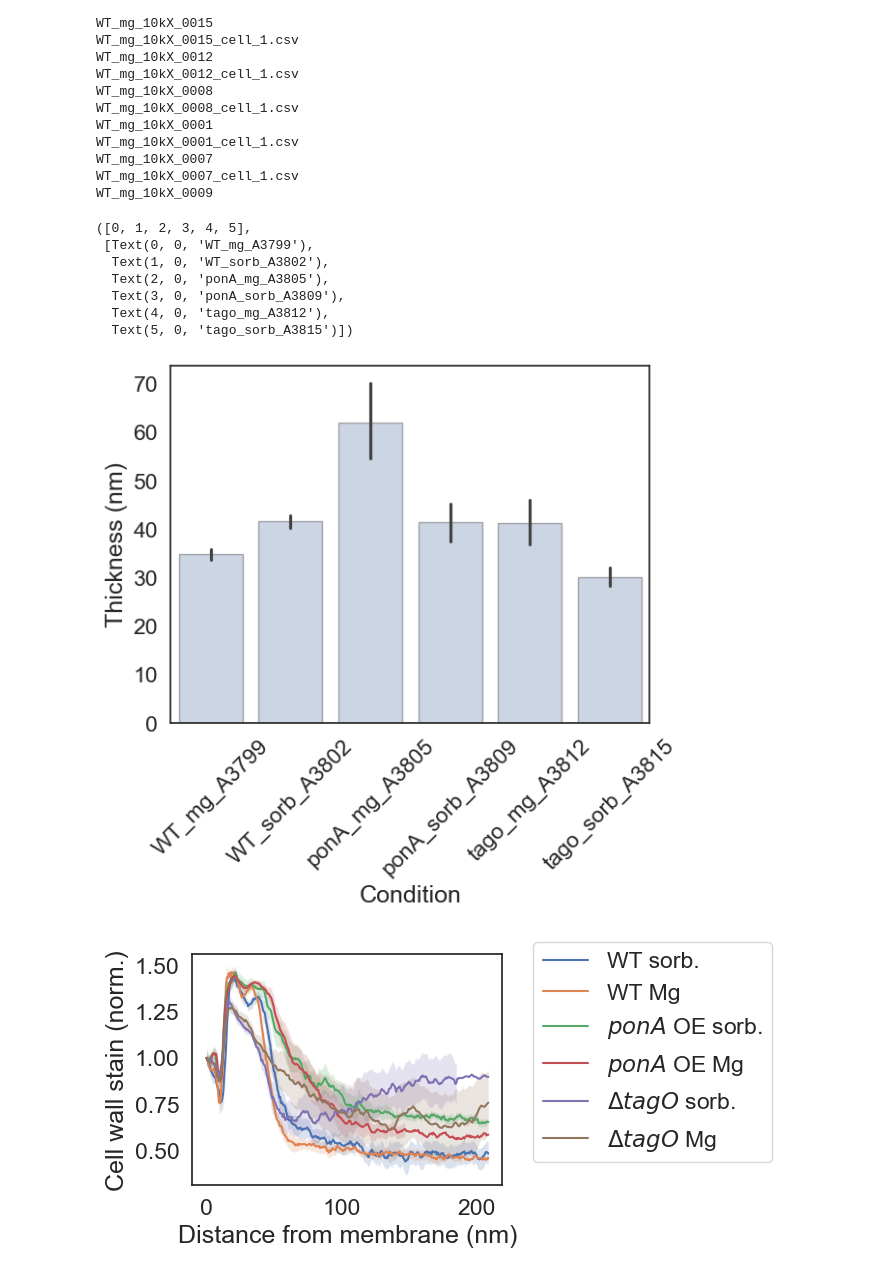
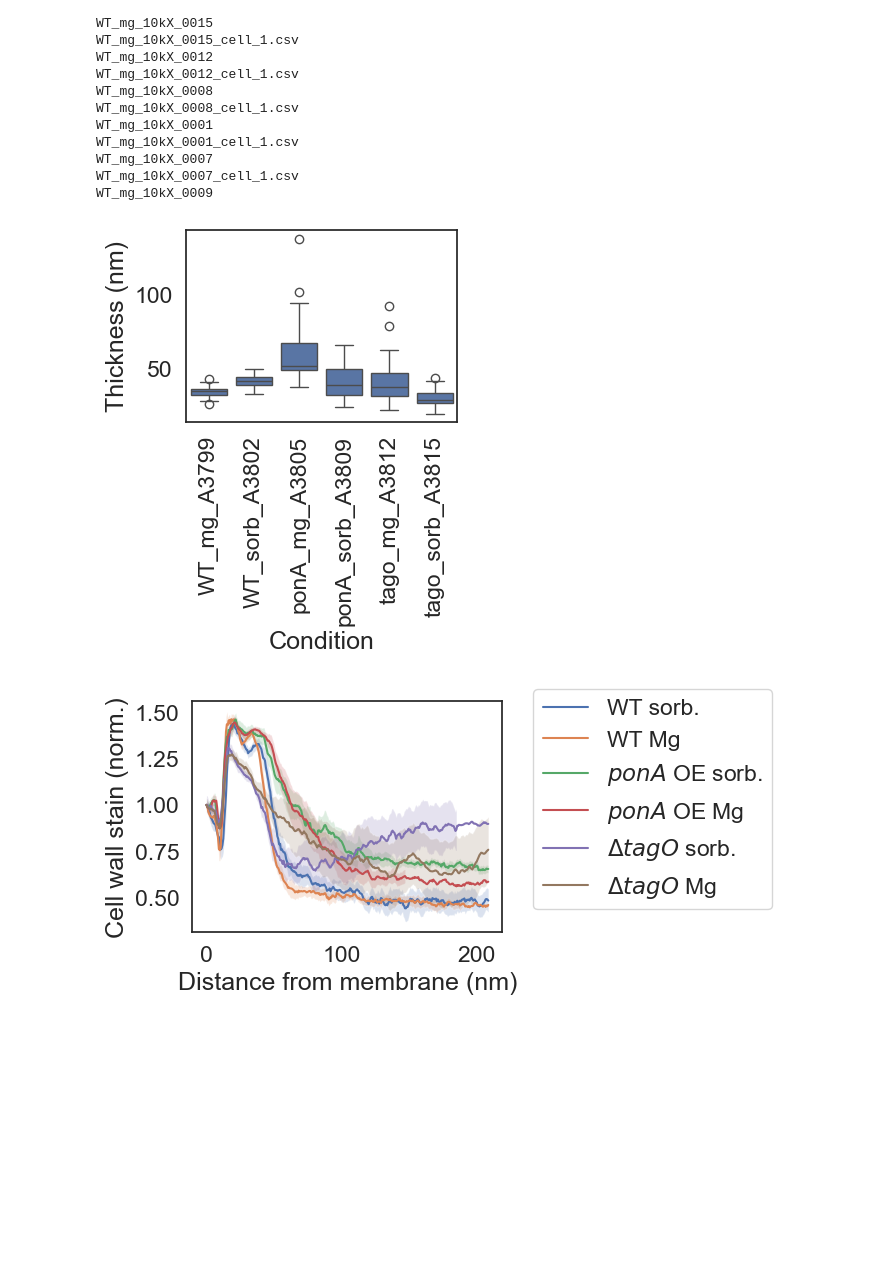
Before and after one commit to felixbarber/WTA_hydrolysis, a Jupyter notebook: TEM_contour_analysis_vini_traces_scaled_profile_average.ipynb, the cells around one changed output. Cells and saved outputs as stored; diff of their text form; code cells hidden in the pictures; blank space fills up the shorter version.

```diff
--- a/TEM_contour_analysis_vini_traces_scaled_profile_average.ipynb
+++ b/TEM_contour_analysis_vini_traces_scaled_profile_average.ipynb
@@ -215,18 +215,15 @@ WT_mg_10kX_0007
 WT_mg_10kX_0007_cell_1.csv
 WT_mg_10kX_0009
 # %%
+fig=plt.figure(figsize=[3.5,2.5])
+sns.set_style('white')
 temp_df_out=cell_thickness_df.groupby(['Condition','Cell number'])['Thickness (nm)'].median().reset_index()
-plot = sns.barplot(x='Condition', y='Thickness (nm)', data=temp_df_out, edgecolor='black', linewidth=1, native_scale=True, alpha=0.3, legend=False)
-plt.xticks(rotation=45)
+# plot = sns.barplot(x='Condition', y='Thickness (nm)', data=temp_df_out, edgecolor='black', linewidth=1, native_scale=True, alpha=0.3, legend=False,capsize=0.2)
+plot = sns.boxplot(x='Condition', y='Thickness (nm)', data=temp_df_out)
+plt.xticks(rotation=90)
+fig.savefig(base_path+expt_id+'/thickness_dist.png',dpi=300,bbox_inches='tight')
 # %% [output]
-([0, 1, 2, 3, 4, 5],
- [Text(0, 0, 'WT_mg_A3799'),
-  Text(1, 0, 'WT_sorb_A3802'),
-  Text(2, 0, 'ponA_mg_A3805'),
-  Text(3, 0, 'ponA_sorb_A3809'),
-  Text(4, 0, 'tago_mg_A3812'),
-  Text(5, 0, 'tago_sorb_A3815')])
-[figure, old version]
+[figure, new version]
 # %%
 int_conts_ls=[]
 fig=plt.figure(figsize=[4,3])
```
